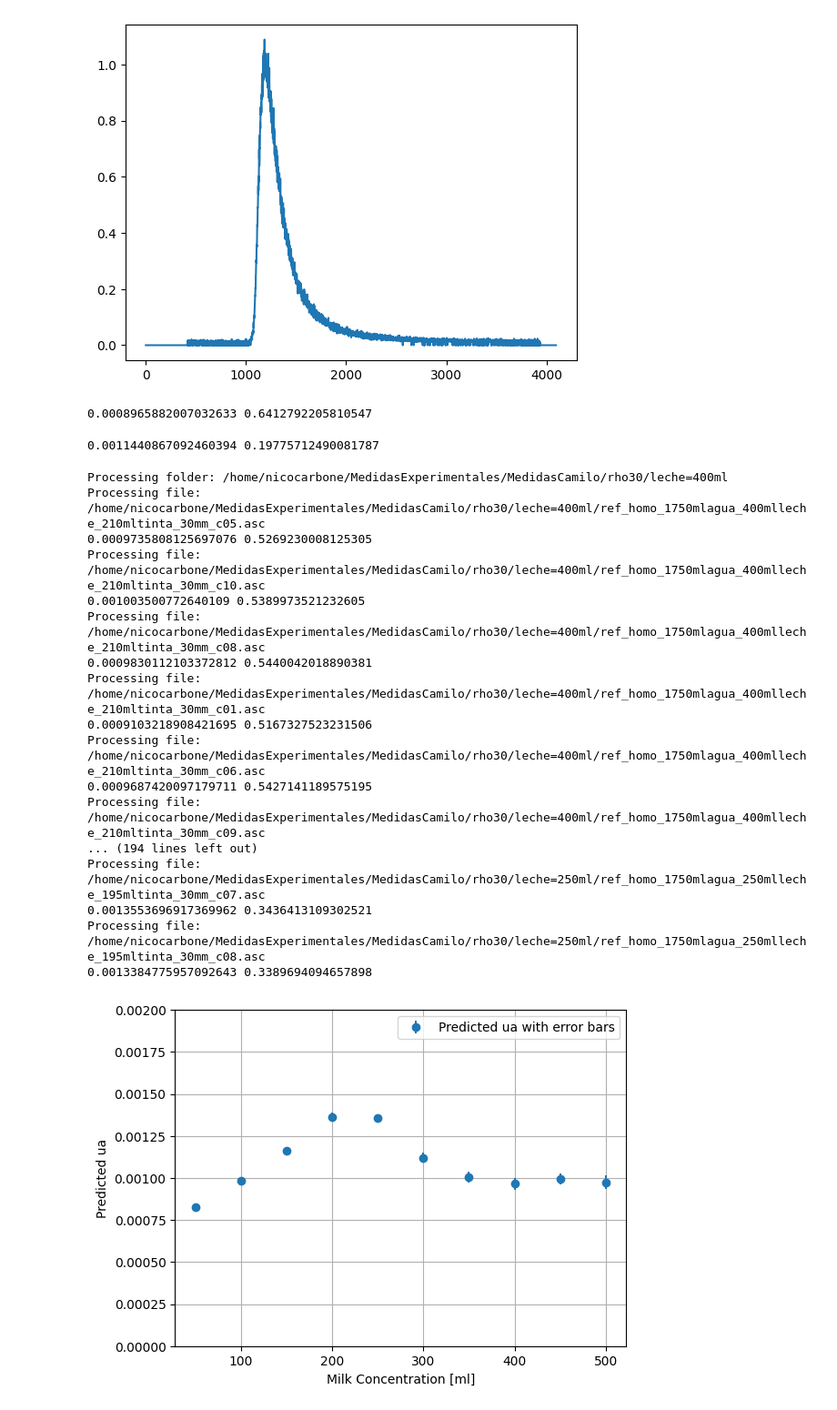
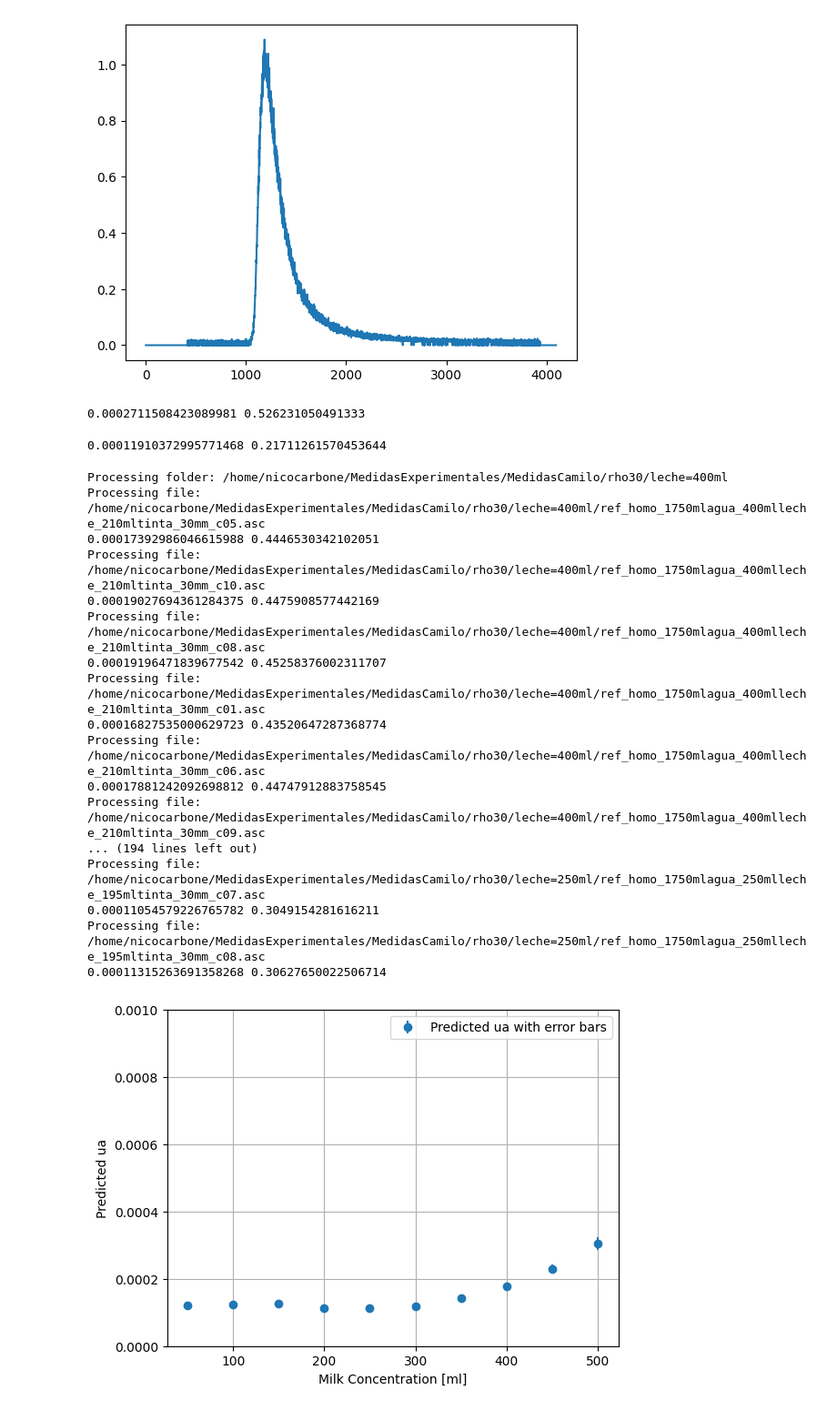
Before and after one commit to nicocarbone/PHDFitAI, a Jupyter notebook: PHDFItInference.ipynb, the cells around one changed output. Shown at 91% size. Cells and saved outputs as stored; diff of their text form; code cells hidden in the pictures.

```diff
--- a/PHDFItInference.ipynb
+++ b/PHDFItInference.ipynb
@@ -38,6 +17,13 @@ import time
 # %%
-model_path = "TrainedModels/rho30mm/optical_properties_estimator_weights_20250526173934.pth"
-config_path = "TrainedModels/rho30mm/optical_propierties_estimator_config_20250526173934.json"
+rho = 35 #mm
+trained_model_path = "TrainedModels/" + "rho" + str(rho) + "mm/"
+model_id = "20250529152840"
+
+model_path = trained_model_path + "optical_properties_estimator_weights_" + model_id + ".pth"
+config_path = trained_model_path + "optical_propierties_estimator_config_" + model_id + ".json"
+
+#model_path = "TrainedModels/rho30mm/optical_properties_estimator_weights_20250526173934.pth"
+#config_path = "TrainedModels/rho30mm/optical_propierties_estimator_config_20250526173934.json"
 
 with open(config_path, 'r') as f:
     best_network_config = json.load(f)
@@ -76,7 +62,7 @@ OpticalPropertiesEstimator(
 )
 # %%
 import os
-sim_folder = "SIMs/rho30mm"
+sim_folder = "SIMs/rho" + str(rho) + "mm/"
 
 # Iterate through each file in the folder SIMs that starts with sim_results_
 
@@ -232,0 +219,9 @@ plt.show()
+# %%
+irf = np.genfromtxt("ExpLab/instru2.asc", skip_footer=1, skip_header=10)
+medium = np.genfromtxt("ExpLab/medium3.asc", skip_footer=1, skip_header=10)
+
+irf_normalized = phdmodel.normalize_dtof(irf)
+medium_normalized = phdmodel.normalize_dtof(medium)
+
+plt.plot(irf_normalized, label='IRF')
+plt.plot(medium_normalized, label='Medium')
@@ -232,0 +231,11 @@ plt.show()
+# %%
+torch_dtof = torch.tensor(medium_normalized, dtype=torch.float32).unsqueeze(0).unsqueeze(0).to(device) # Add batch and channel dimension
+torch_irf = torch.tensor(irf_normalized, dtype=torch.float32).unsqueeze(0).unsqueeze(0).to(device)
+
+with torch.no_grad():
+    predicted_optical_properties = trained_model(torch_dtof, torch_irf)
+
+predicted_ups = predicted_optical_properties[0][0].item()
+predicted_ua = predicted_optical_properties[0][1].item()
+
+print(predicted_ua, predicted_ups)
@@ -265,7 +276,7 @@ predicted_ua = predicted_optical_properties[0][1].item()
 
 print(predicted_ua, predicted_ups)
 # %% [output]
-0.0008965882007032633 0.6412792205810547
+0.0002711508423089981 0.526231050491333
 # %%
 torch_dtof = torch.tensor(dtof_sample_150ml, dtype=torch.float32).unsqueeze(0).unsqueeze(0).to(device) # Add batch and channel dimension
 torch_irf = torch.tensor(irf, dtype=torch.float32).unsqueeze(0).unsqueeze(0).to(device)
@@ -278,7 +289,7 @@ predicted_ua = predicted_optical_properties[0][1].item()
 
 print(predicted_ua, predicted_ups)
 # %% [output]
-0.0011440867092460394 0.19775712490081787
+0.00011910372995771468 0.21711261570453644
 # %%
 import os
 
@@ -327,32 +338,32 @@ for folder_name in os.listdir(measurement_parent_folder):
 # %% [output]
 Processing folder: /home/nicocarbone/MedidasExperimentales/MedidasCamilo/rho30/leche=400ml
 Processing file: /home/nicocarbone/MedidasExperimentales/MedidasCamilo/rho30/leche=400ml/ref_homo_1750mlagua_400mlleche_210mltinta_30mm_c05.asc
-0.0009735808125697076 0.5269230008125305
+0.00017392986046615988 0.4446530342102051
 Processing file: /home/nicocarbone/MedidasExperimentales/MedidasCamilo/rho30/leche=400ml/ref_homo_1750mlagua_400mlleche_210mltinta_30mm_c10.asc
-0.001003500772640109 0.5389973521232605
+0.00019027694361284375 0.4475908577442169
 Processing file: /home/nicocarbone/MedidasExperimentales/MedidasCamilo/rho30/leche=400ml/ref_homo_1750mlagua_400mlleche_210mltinta_30mm_c08.asc
-0.0009830112103372812 0.5440042018890381
+0.00019196471839677542 0.45258376002311707
 Processing file: /home/nicocarbone/MedidasExperimentales/MedidasCamilo/rho30/leche=400ml/ref_homo_1750mlagua_400mlleche_210mltinta_30mm_c01.asc
-0.0009103218908421695 0.5167327523231506
+0.00016827535000629723 0.43520647287368774
 Processing file: /home/nicocarbone/MedidasExperimentales/MedidasCamilo/rho30/leche=400ml/ref_homo_1750mlagua_400mlleche_210mltinta_30mm_c06.asc
-0.0009687420097179711 0.5427141189575195
+0.00017881242092698812 0.44747912883758545
 Processing file: /home/nicocarbone/MedidasExperimentales/MedidasCamilo/rho30/leche=400ml/ref_homo_1750mlagua_400mlleche_210mltinta_30mm_c09.asc
 ... (194 lines left out)
 Processing file: /home/nicocarbone/MedidasExperimentales/MedidasCamilo/rho30/leche=250ml/ref_homo_1750mlagua_250mlleche_195mltinta_30mm_c07.asc
-0.0013553696917369962 0.3436413109302521
+0.00011054579226765782 0.3049154281616211
 Processing file: /home/nicocarbone/MedidasExperimentales/MedidasCamilo/rho30/leche=250ml/ref_homo_1750mlagua_250mlleche_195mltinta_30mm_c08.asc
-0.0013384775957092643 0.3389694094657898
+0.00011315263691358268 0.30627650022506714
 # %%
 #plt.scatter(milk_concentrations, uas, label='Predicted ua')
 plt.errorbar(milk_concentrations, uas, yerr=uas_sd, fmt='o', label='Predicted ua with error bars')
 plt.xlabel('Milk Concentration [ml]')
 plt.ylabel('Predicted ua')
-plt.ylim(0, 0.002)
+plt.ylim(0, 0.001)
 plt.legend()
 plt.grid(True)
 plt.show()
 # %% [output]
-[figure, old version]
+[figure, new version]
 # %%
 plt.errorbar(milk_concentrations, upss, yerr=upss_sd, fmt='o', label='Predicted ups with error bars')
 plt.xlabel('Milk Concentration [ml]')
```
Also changed, not shown: parts of 10 cells of this notebook, 7 other files.
